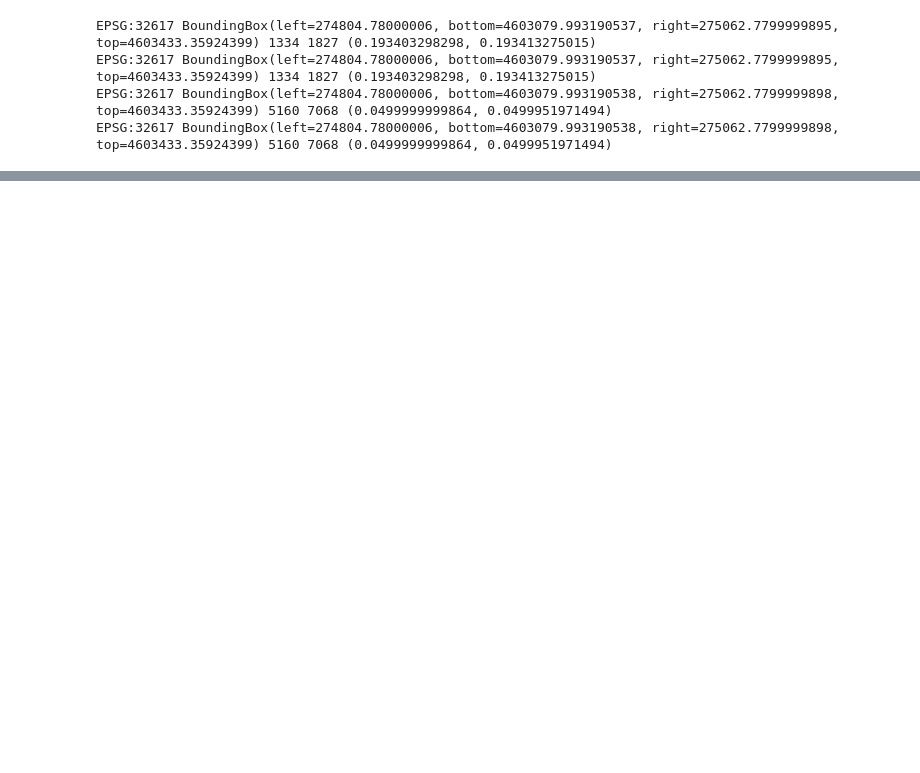
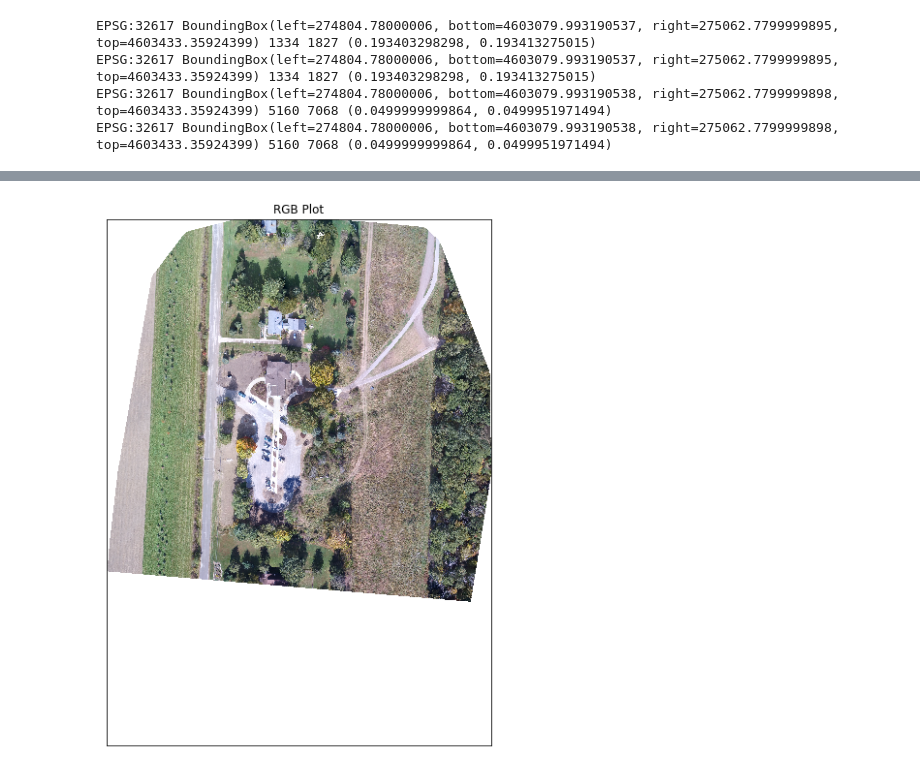
Before and after one commit to wvsharber/EV_tree_challenge, a Jupyter notebook: notebooks/exploratory/EVtrees_EDA.ipynb, the cells around one changed output, grey strips where cells are left out. Drawn from its saved outputs; the diff is of its cells as text; code cells hidden in the pictures; blank space fills up the shorter version.

```diff
--- a/notebooks/exploratory/EVtrees_EDA.ipynb
+++ b/notebooks/exploratory/EVtrees_EDA.ipynb
@@ -75,0 +116,6 @@ EPSG:32617 BoundingBox(left=274804.78000006, bottom=4603079.993190538, right=275
+# %%
+ep.plot_rgb(ortho_data,
+            title="RGB Plot")
+plt.show()
+# %% [output]
+[figure, added]
```
Also changed, not shown: parts of 12 cells of this notebook.
